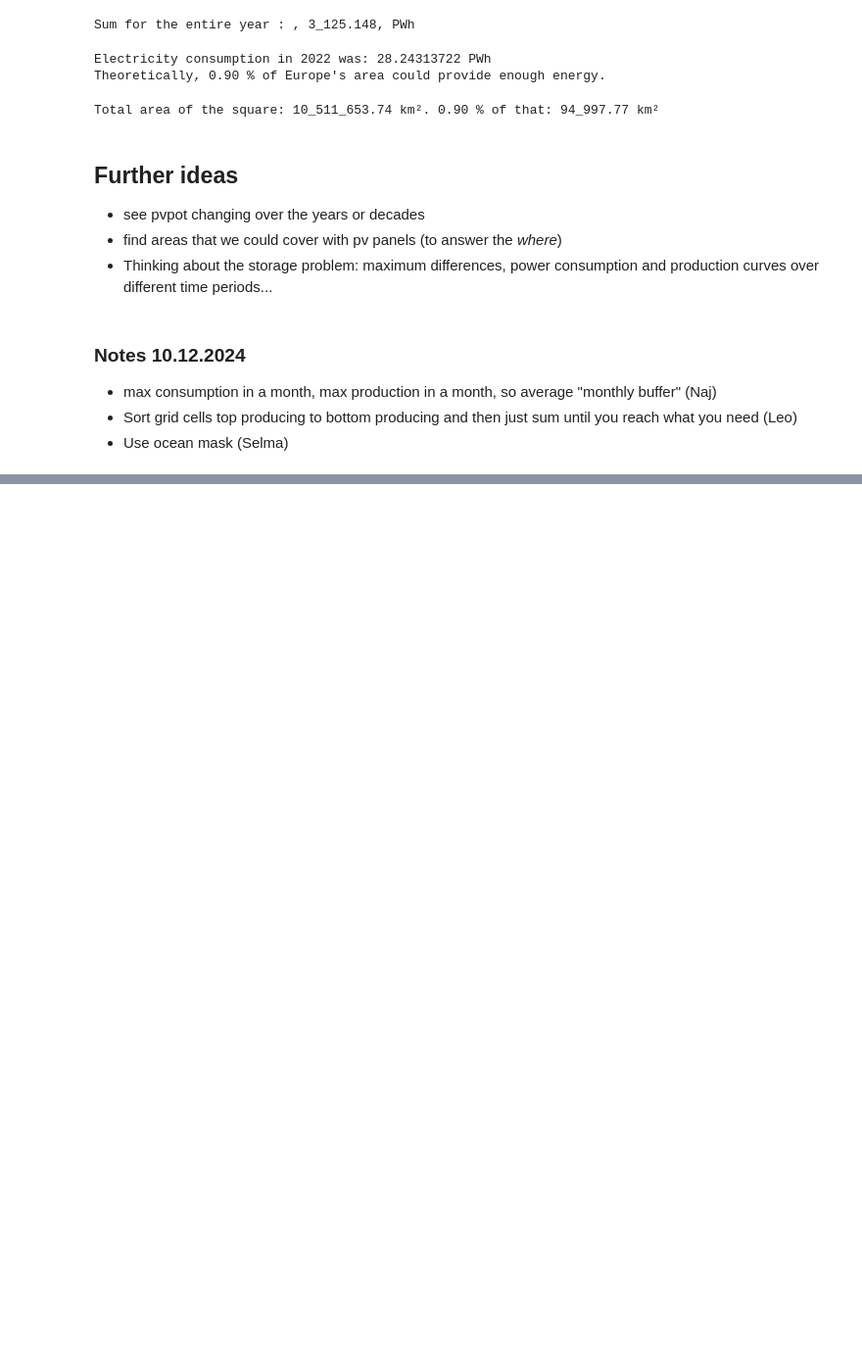
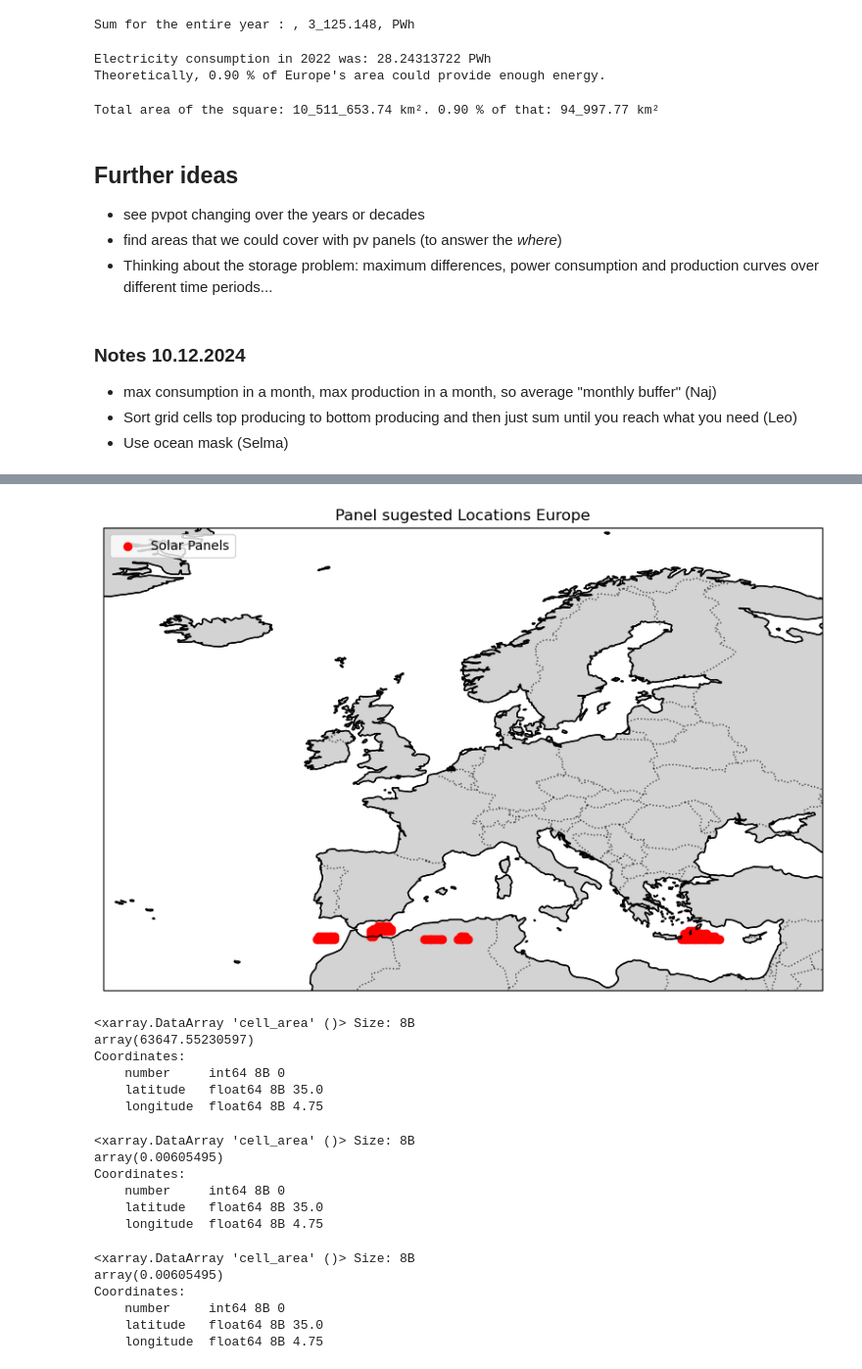
Before and after one commit to laq/msc-intro-computational-meteorology-exercises-w2024, a Jupyter notebook: projects/europeEnergy/EuroAccumulatedPvPot.ipynb, the cells around one changed output, grey strips where cells are left out. Shown at 98% size. Drawn from its saved outputs; the diff is of its cells as text; code cells hidden in the pictures; blank space fills up the shorter version.

```diff
--- a/projects/europeEnergy/EuroAccumulatedPvPot.ipynb
+++ b/projects/europeEnergy/EuroAccumulatedPvPot.ipynb
@@ -360,3 +360,5 @@ Total area of the square: 10_511_653.74 km². 0.90 % of that: 94_997.77 km²
 - max consumption in a month, max production in a month, so average "monthly buffer" (Naj)
 - Sort grid cells top producing to bottom producing and then just sum until you reach what you need (Leo)
 - Use ocean mask (Selma)
+# %%
+energy_year = ds_eu.energy_potential_per_cell.sum(dim="month") * 24 * 30
@@ -362,0 +405,66 @@ Total area of the square: 10_511_653.74 km². 0.90 % of that: 94_997.77 km²
+# %%
+import matplotlib.pyplot as plt
+import cartopy.crs as ccrs
+import cartopy.feature as cfeature
+import numpy as np
+
+# Example: max_coordinates contains the max 10 coordinates and their pvpot values
+# max_coordinates = [{'pvpot': value, 'latitude': lat, 'longitude': lon, 'month': month}, ...]
+
+# Set up the map
+fig, ax = plt.subplots(figsize=(10, 10), subplot_kw={'projection': ccrs.PlateCarree()})
+
+# Add a base map (using Cartopy's Natural Earth features)
+ax.set_extent([-30, 40, 30, 75], crs=ccrs.PlateCarree())  # Limits for Europe
+ax.coastlines(resolution='50m')
+ax.add_feature(cfeature.BORDERS, linestyle=':', alpha=0.7)
+ax.add_feature(cfeature.LAND, edgecolor='black', facecolor='lightgray')
+
+# Extract coordinates and values from max_coordinates
+latitudes = [coord['latitude'] for coord in cells]
+longitudes = [coord['longitude'] for coord in cells]
+
+# Plot the coordinates as red points
+ax.scatter(longitudes, latitudes, color='red',  label='Solar Panels', transform=ccrs.PlateCarree())
+
+# Optionally: Label the points with their pvpot values
+# for coord in max_coordinates:
+#     ax.text(coord['longitude'] + 0.5, coord['latitude'], f"{coord['energy']:.2f}", color='red', fontsize=10,
+#             transform=ccrs.PlateCarree())
+
+# Show the plot
+plt.title('Panel sugested Locations Europe')
+plt.legend(loc='upper left')
+plt.show()
+# %% [output]
+[figure, added]
+# %%
+area_covered = 0
+for c in cells:
+    area_covered += ds_eu.cell_area.sel(latitude=c["latitude"], longitude=c["longitude"])
+area_covered
+# %% [output]
+<xarray.DataArray 'cell_area' ()> Size: 8B
+array(63647.55230597)
+Coordinates:
+    number     int64 8B 0
+    latitude   float64 8B 35.0
+    longitude  float64 8B 4.75
+# %%
+area_covered/total_area_square
+# %% [output]
+<xarray.DataArray 'cell_area' ()> Size: 8B
+array(0.00605495)
+Coordinates:
+    number     int64 8B 0
+    latitude   float64 8B 35.0
+    longitude  float64 8B 4.75
+# %%
+area_covered/total_area_square
+# %% [output]
+<xarray.DataArray 'cell_area' ()> Size: 8B
+array(0.00605495)
+Coordinates:
+    number     int64 8B 0
+    latitude   float64 8B 35.0
+    longitude  float64 8B 4.75
```
Also changed, not shown: parts of 8 cells of this notebook, 1 other file.
